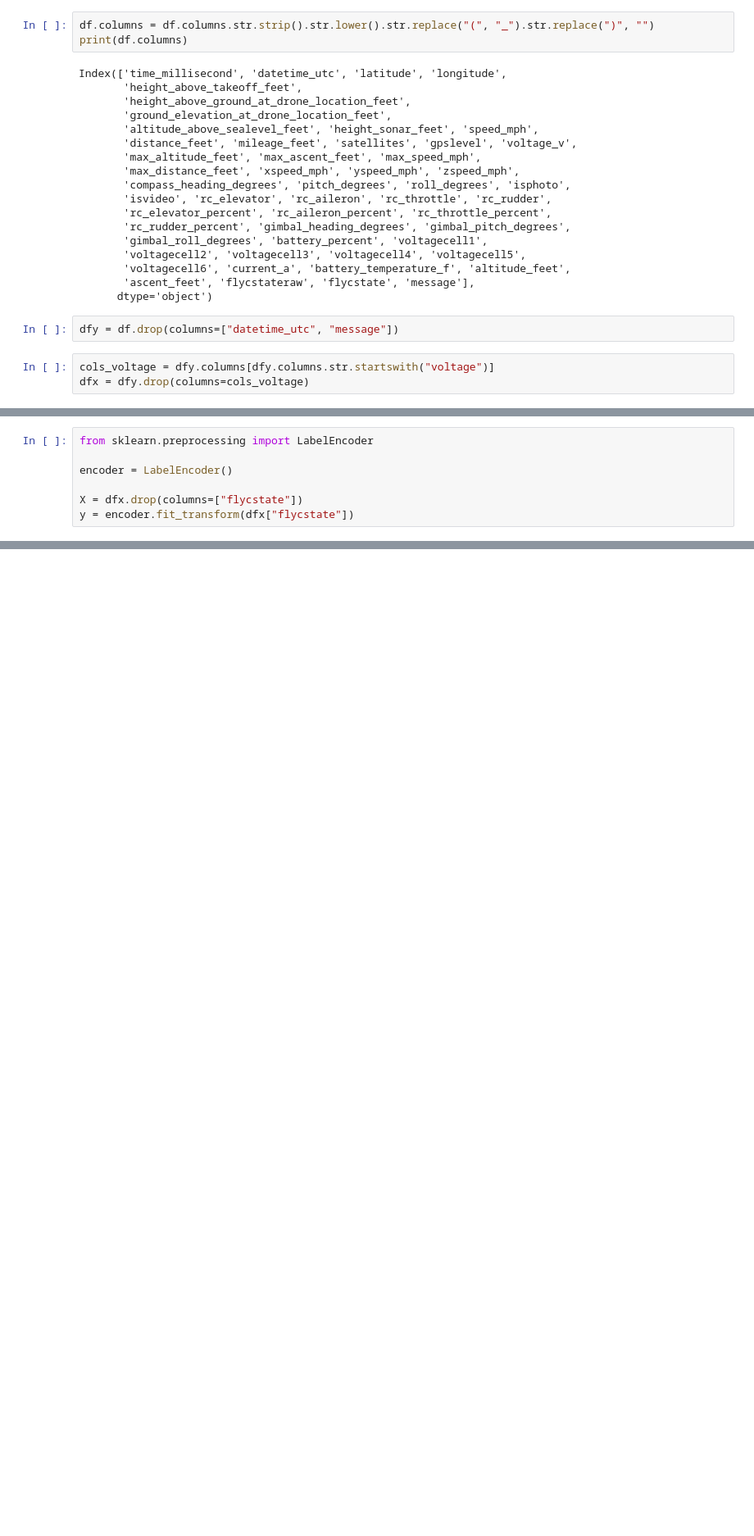
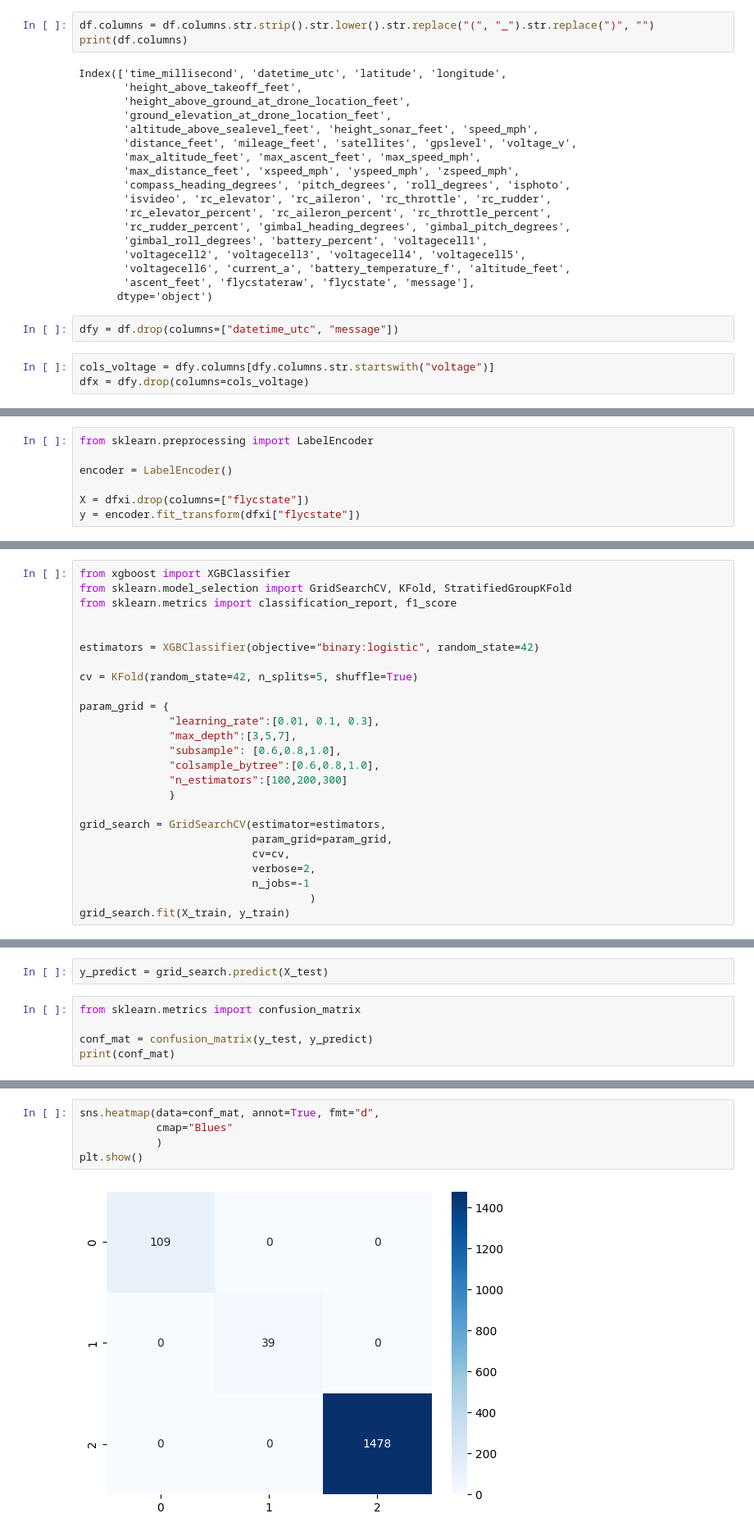
Before and after one commit to ayichimboy/facebook_marketplace, a Jupyter notebook: ensemble/ensemble_classification_model.ipynb, the cells around one changed output, grey strips where cells are left out. Shown at 82% size. Drawn from its saved outputs; the diff is of its cells as text; blank space fills up the shorter version.

Commit message:
updates to classification with xgboost

```diff
--- a/ensemble/ensemble_classification_model.ipynb
+++ b/ensemble/ensemble_classification_model.ipynb
@@ -55,8 +57,8 @@ from sklearn.preprocessing import LabelEncoder
 
 encoder = LabelEncoder()
 
-X = dfx.drop(columns=["flycstate"])
-y = encoder.fit_transform(dfx["flycstate"])
+X = dfxi.drop(columns=["flycstate"])
+y = encoder.fit_transform(dfxi["flycstate"])
 # %%
 encoder.classes_
 # %% [output]
@@ -68,0 +113,25 @@ print(mapping)
+# %%
+from xgboost import XGBClassifier
+from sklearn.model_selection import GridSearchCV, KFold, StratifiedGroupKFold
+from sklearn.metrics import classification_report, f1_score
+
+
+estimators = XGBClassifier(objective="binary:logistic", random_state=42)
+
+cv = KFold(random_state=42, n_splits=5, shuffle=True)
+
+param_grid = {
+              "learning_rate":[0.01, 0.1, 0.3],
+              "max_depth":[3,5,7],
+              "subsample": [0.6,0.8,1.0],
+              "colsample_bytree":[0.6,0.8,1.0],
+              "n_estimators":[100,200,300]
+              }
+
+grid_search = GridSearchCV(estimator=estimators,
+                           param_grid=param_grid,
+                           cv=cv,
+                           verbose=2,
+                           n_jobs=-1
+                                    )
+grid_search.fit(X_train, y_train)
@@ -68,0 +171,7 @@ print(mapping)
+# %%
+y_predict = grid_search.predict(X_test)
+# %%
+from sklearn.metrics import confusion_matrix
+
+conf_mat = confusion_matrix(y_test, y_predict)
+print(conf_mat)
@@ -68,0 +182,7 @@ print(mapping)
+# %%
+sns.heatmap(data=conf_mat, annot=True, fmt="d",
+            cmap="Blues"
+            )
+plt.show()
+# %% [output]
+[figure, added]
```
Also changed, not shown: parts of 12 cells of this notebook.
